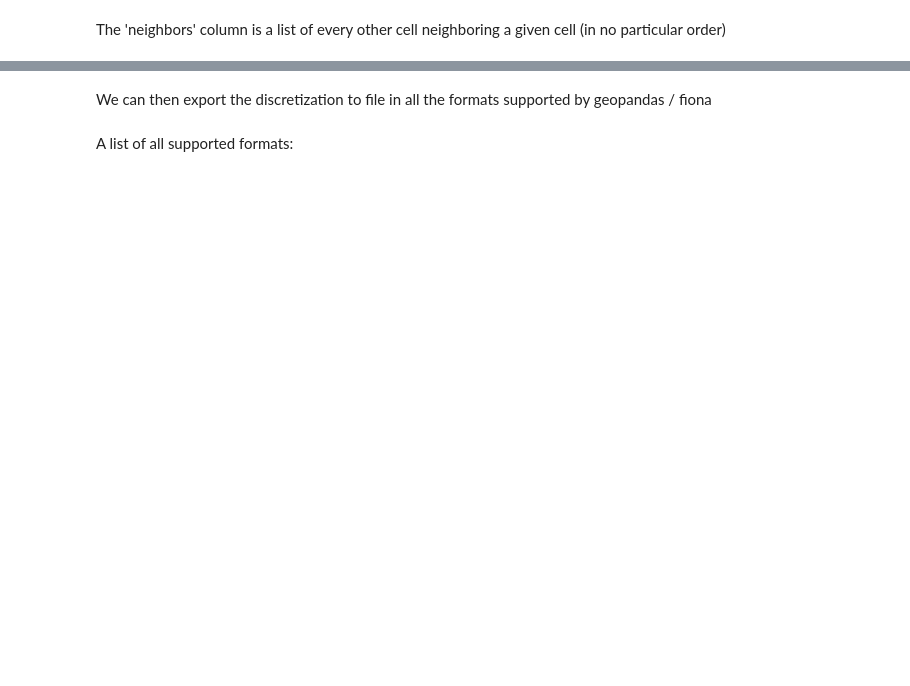
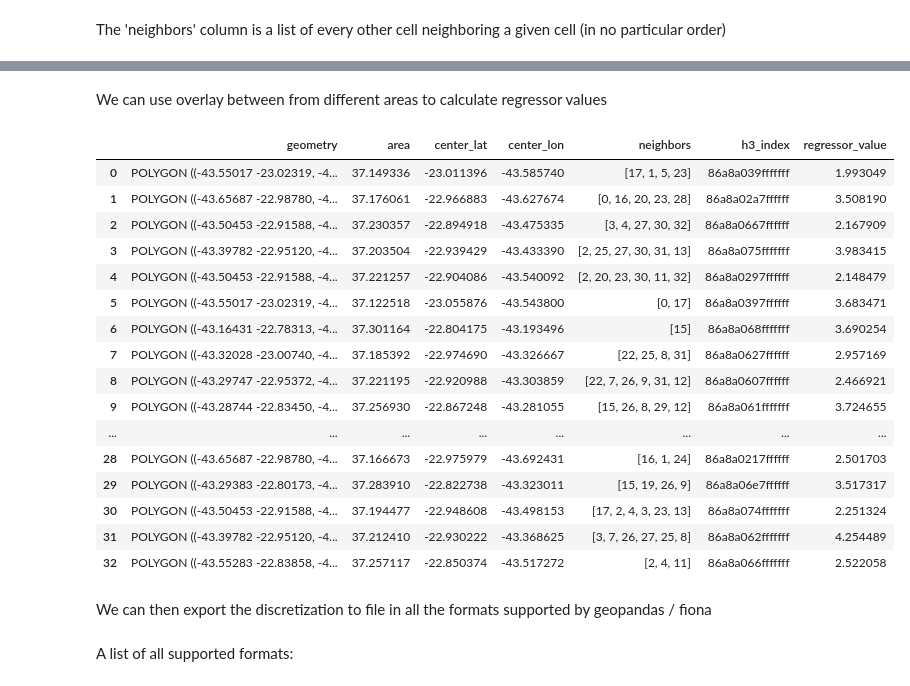
Before and after one commit to amk1710/DiscretizationBox, a Jupyter notebook: examples/discretization_example.ipynb, the cells around one changed output, grey strips where cells are left out. Cells and saved outputs as stored; diff of their text form; code cells hidden in the pictures; blank space fills up the shorter version.

Commit message:
adds regressor function use example

```diff
--- a/examples/discretization_example.ipynb
+++ b/examples/discretization_example.ipynb
@@ -84,3 +87,27 @@ discretized_gdf.boundary.plot(ax = ax, color = 'green')
+# %% [markdown]
+We can use overlay between from different areas to calculate regressor values
+# %%
+regressors_df = square_discretized_gdf[['geometry']].copy()
+regressors_df['regressor_value'] = np.random.random(len(regressors_df))
+addRegressorUniformDistribution(discretized_gdf,regressors_df)
+# %% [output]
+|  | geometry | area | center_lat | center_lon | neighbors | h3_index | regressor_value |
+| 0 | POLYGON ((-43.55017 -23.02319, -4... | 37.149336 | -23.011396 | -43.585740 | [17, 1, 5, 23] | 86a8a039fffffff | 1.993049 |
+| 1 | POLYGON ((-43.65687 -22.98780, -4... | 37.176061 | -22.966883 | -43.627674 | [0, 16, 20, 23, 28] | 86a8a02a7ffffff | 3.508190 |
+| 2 | POLYGON ((-43.50453 -22.91588, -4... | 37.230357 | -22.894918 | -43.475335 | [3, 4, 27, 30, 32] | 86a8a0667ffffff | 2.167909 |
+| 3 | POLYGON ((-43.39782 -22.95120, -4... | 37.203504 | -22.939429 | -43.433390 | [2, 25, 27, 30, 31, 13] | 86a8a075fffffff | 3.983415 |
+| 4 | POLYGON ((-43.50453 -22.91588, -4... | 37.221257 | -22.904086 | -43.540092 | [2, 20, 23, 30, 11, 32] | 86a8a0297ffffff | 2.148479 |
+| 5 | POLYGON ((-43.55017 -23.02319, -4... | 37.122518 | -23.055876 | -43.543800 | [0, 17] | 86a8a0397ffffff | 3.683471 |
+| 6 | POLYGON ((-43.16431 -22.78313, -4... | 37.301164 | -22.804175 | -43.193496 | [15] | 86a8a068fffffff | 3.690254 |
+| 7 | POLYGON ((-43.32028 -23.00740, -4... | 37.185392 | -22.974690 | -43.326667 | [22, 25, 8, 31] | 86a8a0627ffffff | 2.957169 |
+| 8 | POLYGON ((-43.29747 -22.95372, -4... | 37.221195 | -22.920988 | -43.303859 | [22, 7, 26, 9, 31, 12] | 86a8a0607ffffff | 2.466921 |
+| 9 | POLYGON ((-43.28744 -22.83450, -4... | 37.256930 | -22.867248 | -43.281055 | [15, 26, 8, 29, 12] | 86a8a061fffffff | 3.724655 |
+| ... | ... | ... | ... | ... | ... | ... | ... |
+| 28 | POLYGON ((-43.65687 -22.98780, -4... | 37.166673 | -22.975979 | -43.692431 | [16, 1, 24] | 86a8a0217ffffff | 2.501703 |
+| 29 | POLYGON ((-43.29383 -22.80173, -4... | 37.283910 | -22.822738 | -43.323011 | [15, 19, 26, 9] | 86a8a06e7ffffff | 3.517317 |
+| 30 | POLYGON ((-43.50453 -22.91588, -4... | 37.194477 | -22.948608 | -43.498153 | [17, 2, 4, 3, 23, 13] | 86a8a074fffffff | 2.251324 |
+| 31 | POLYGON ((-43.39782 -22.95120, -4... | 37.212410 | -22.930222 | -43.368625 | [3, 7, 26, 27, 25, 8] | 86a8a062fffffff | 4.254489 |
+| 32 | POLYGON ((-43.55283 -22.83858, -4... | 37.257117 | -22.850374 | -43.517272 | [2, 4, 11] | 86a8a066fffffff | 2.522058 |
 # %% [markdown]
 We can then export the discretization to file in all the formats supported by geopandas / fiona
 # %%
```
Also changed, not shown: parts of 11 cells of this notebook, 1 other file.
